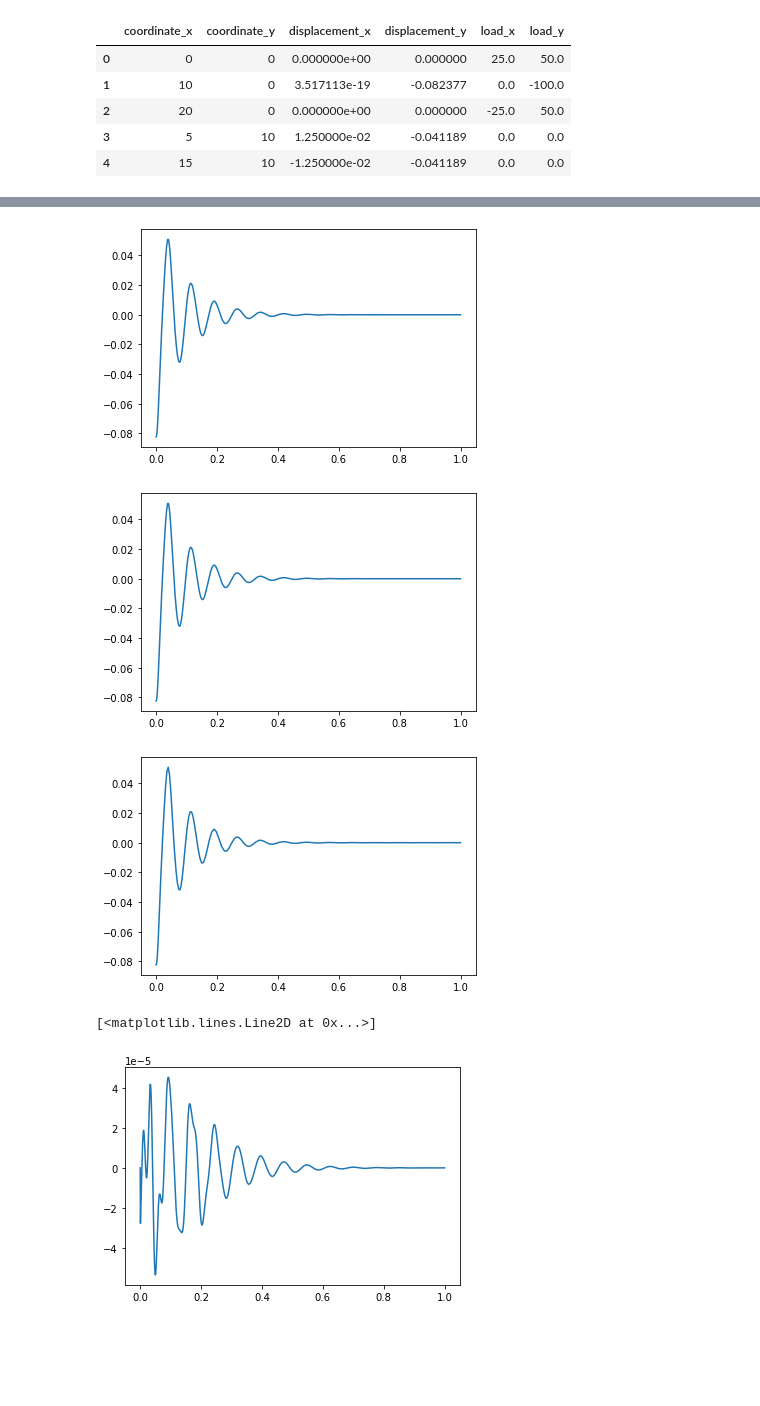
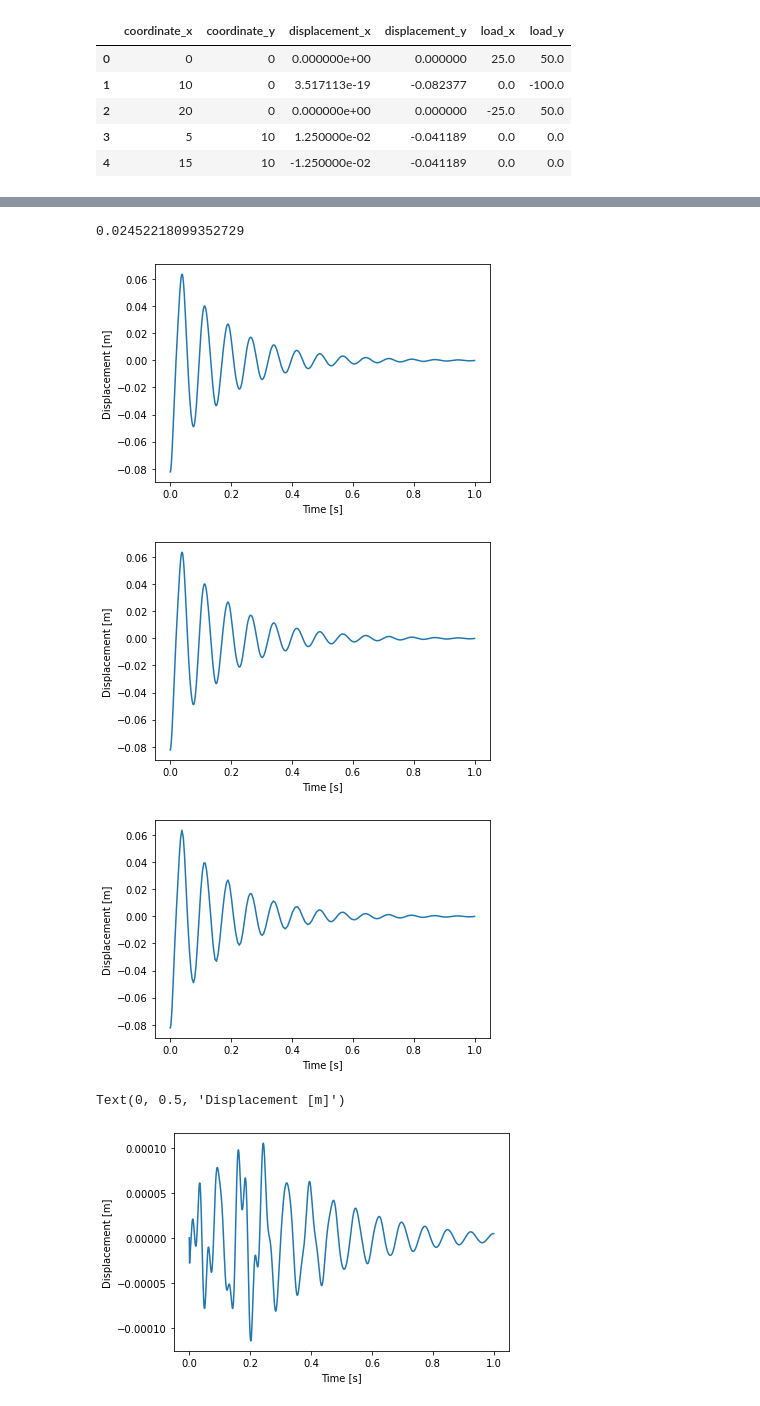
Before and after one commit to ks976/IIB_project, a Jupyter notebook: main.ipynb, the cells around one changed output, grey strips where cells are left out. Saved outputs shown, nothing was run; the diff lists cells and outputs as text; code cells hidden in the pictures; blank space fills up the shorter version.

```diff
--- a/main.ipynb
+++ b/main.ipynb
@@ -147,5 +158,12 @@ plt.plot(np.linspace(0, T*deltaT, T), a[1,:]-d[1,:])
+# %%
+mse = 0
+for i in range(len(a[1,:])):
+    mse += (a[1,i]-d[1,i])**2
+print(np.sqrt(mse))
+# %% [output]
+0.02452218099352729
 # %%
-CAA, damping_factors = damping_factors(frequencies, frequencies[0], frequencies[1], 0.1, 0.1, MAA, KAA)
+CAA, damping_factors = damping_factors(frequencies, frequencies[0], frequencies[1], 0.05, 0.05, MAA, KAA)
 # %%
 deltaT = 0.001
 T = 1000
@@ -160,9 +178,11 @@ f[:,0] = np.transpose(PA)
 a, a_dot, a_ddot = Newmark_Beta_damping(MAA, CAA, KAA, f, a, a_dot, a_ddot, deltaT, T)
 # %%
 plt.plot(np.linspace(0, T*deltaT, T), a[1,:])
+plt.xlabel("Time [s]")
+plt.ylabel("Displacement [m]")
 plt.show()
 # %% [output]
-[figure, old version]
+[figure, new version]
 # %%
 dt = 0.001
 t = 1000
@@ -176,20 +196,26 @@ v_dot = np.dot(np.linalg.inv(MAA), -np.dot(CAA, d_dot)-np.dot(KAA, d))
 d, d_dot, v, v_dot = Alpha_damping(MAA, CAA, KAA, d, d_dot, v, v_dot, dt, t)
 # %%
 plt.plot(np.linspace(0, t*dt, t), d[1,:])
+plt.xlabel("Time [s]")
+plt.ylabel("Displacement [m]")
 plt.show()
 # %% [output]
-[figure, old version]
+[figure, new version]
 # %%
 T_range = [0,1]
 x_0 = np.transpose(np.hstack((UA,np.zeros(len(UA)))))
 time, x = Runge_Kutta_damping(MAA, CAA, KAA, T_range, x_0)
 # %%
 plt.plot(time, x[1,:])
+plt.xlabel("Time [s]")
+plt.ylabel("Displacement [m]")
 plt.show()
 # %% [output]
-[figure, old version]
+[figure, new version]
 # %%
 plt.plot(np.linspace(0, T*deltaT, T), a[1,:]-d[1,:])
+plt.xlabel("Time [s]")
+plt.ylabel("Displacement [m]")
 # %% [output]
-[<matplotlib.lines.Line2D at 0x...>]
+Text(0, 0.5, 'Displacement [m]')
-[figure, old version]
+[figure, new version]
```
Also changed, not shown: parts of 63 cells of this notebook, 2 other files.
